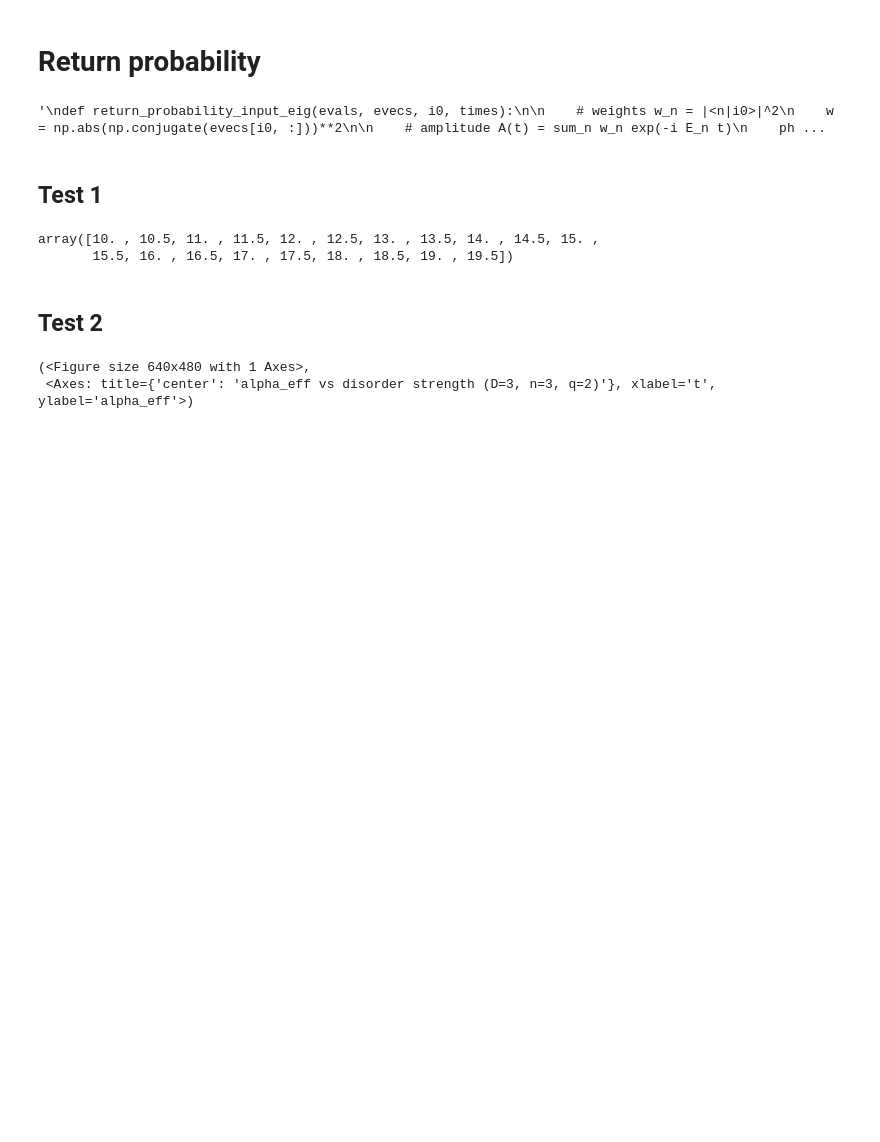
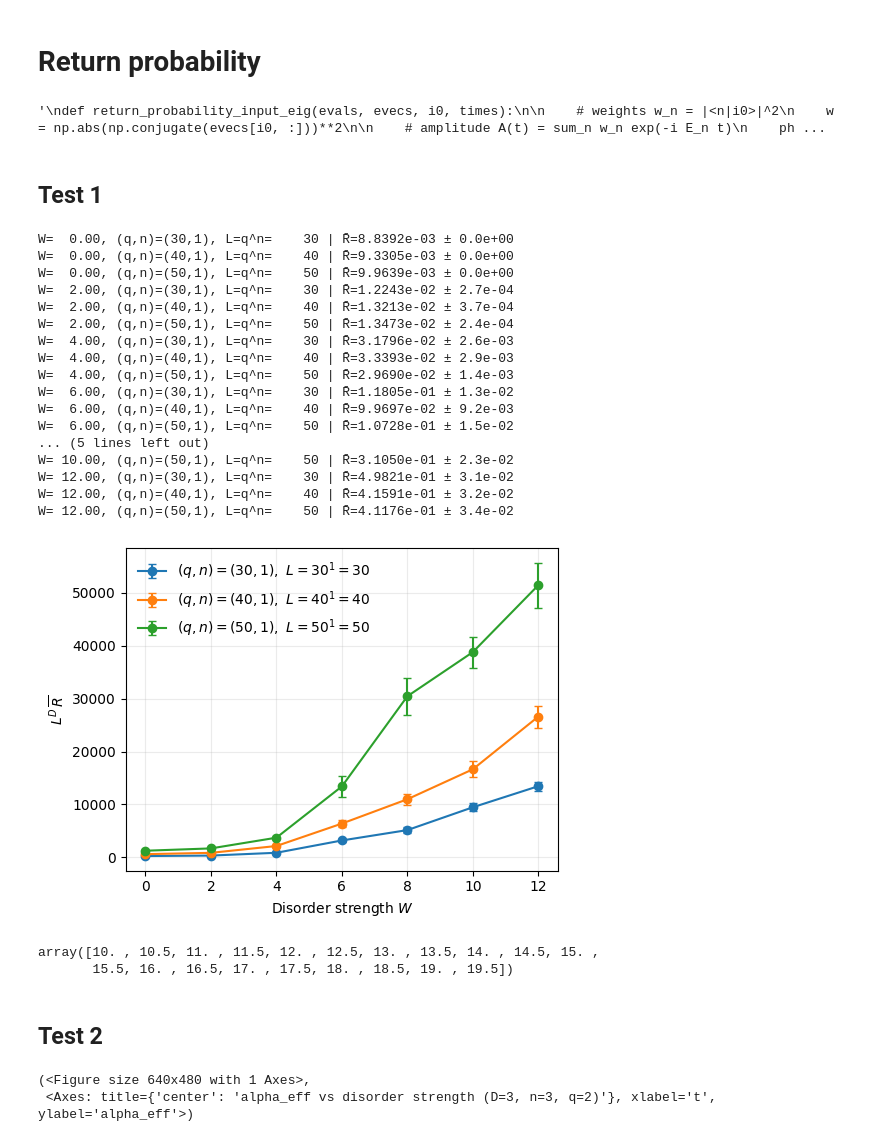
Before and after one commit to Chriscrosser3310/one_hot_QTT, a Jupyter notebook: disorder_one_hot_matrix.ipynb, the cells around one changed output. Cells and saved outputs as stored; diff of their text form; code cells hidden in the pictures; blank space fills up the shorter version.

```diff
--- a/disorder_one_hot_matrix.ipynb
+++ b/disorder_one_hot_matrix.ipynb
@@ -113,23 +113,23 @@ def disorder_diagonal(D, n, q, W, disorder_type, seed=None):
         total = 0
         for i in range(len(bitstring)):
             Si = 1 - 2*int(bitstring[i])
-            coeff = W*np.pi*(2*rng.random()-1.)
+            coeff = W*(2*rng.random()-1.)
             total += coeff * Si
-        return total
+        return total/np.sqrt(D*(q**n))
 
     def ZZ_potential(bitstring):
         total = 0
         for i in range(0, len(bitstring) - 1, 2):
             Si = 1 - 2*int(bitstring[i])
             Sip1 = 1 - 2*int(bitstring[i+1])
-            coeff = W*np.pi*(2*rng.random()-1.)
+            coeff = W*(2*rng.random()-1.)
             total += coeff * Si * Sip1
         for i in range(1, len(bitstring) - 1, 2):
             Si = 1 - 2*int(bitstring[i])
             Sip1 = 1 - 2*int(bitstring[i+1])
-            coeff = W*np.pi*(2*rng.random()-1.)
+            coeff = W*(2*rng.random()-1.)
             total += coeff * Si * Sip1
-        return total
+        return total/np.sqrt(D*(q**n-1))
 
     def uniform_random_potential(bitstring):
         return W*(2*rng.random()-1.)
@@ -167,3 +167,14 @@ def disorder_diagonal(D, n, q, W, disorder_type, seed=None):
                     A[i, j, k] = disorder_potential(bs)
 
         return A.reshape(L**3)
+# %%
+q = 30
+n = 1
+V = disorder_diagonal(3, n, q, 1, "Z")
+print(np.mean(V), np.max(V), np.min(V), np.std(V))
+
+V = disorder_diagonal(3, n, q, 1, "ZZ")
+print(np.mean(V), np.max(V), np.min(V), np.std(V))
+
+V = disorder_diagonal(3, n, q, 1, "uniform_random")
+print(np.mean(V), np.max(V), np.min(V), np.std(V))
@@ -585,18 +730,37 @@ def plot_return_probability_vs_W(
 ## Test 1
 # %%
 D = 3
-nq_pairs = [(20, 1), (16, 1), (12, 1)]
-Ws = [8.0, 10.0, 12.0, 14.0, 16.0, 18.0, 20.0, 22.0]
-times = np.arange(10, 80, step=0.5) #np.linspace(0.0, 250.0, 501)
+nq_pairs = [(30, 1), (40, 1), (50, 1)]
+Ws = [0.0, 2.0, 4.0, 6.0, 8.0, 10.0, 12.0]
+times = np.arange(0, 110, step=0.5) #np.linspace(0.0, 250.0, 501)
 
 res = sweep_localization_transition(
-    D=D, pairs=nq_pairs, Ws=Ws, times=times,
-    n_disorder=30, t1=20.0, t2=200.0, disorder_type="uniform_random"
+    D=D, pairs=nq_pairs, Ws=Ws, times=times, base_seed=1234,
+    n_disorder=50, disorder_type="uniform_random"
 )
 
 plot_return_crossing(res)
 plt.tight_layout()
 plt.show()
+# %% [output]
+W=  0.00, (q,n)=(30,1), L=q^n=    30 | R̄=8.8392e-03 ± 0.0e+00
+W=  0.00, (q,n)=(40,1), L=q^n=    40 | R̄=9.3305e-03 ± 0.0e+00
+W=  0.00, (q,n)=(50,1), L=q^n=    50 | R̄=9.9639e-03 ± 0.0e+00
+W=  2.00, (q,n)=(30,1), L=q^n=    30 | R̄=1.2243e-02 ± 2.7e-04
+W=  2.00, (q,n)=(40,1), L=q^n=    40 | R̄=1.3213e-02 ± 3.7e-04
+W=  2.00, (q,n)=(50,1), L=q^n=    50 | R̄=1.3473e-02 ± 2.4e-04
+W=  4.00, (q,n)=(30,1), L=q^n=    30 | R̄=3.1796e-02 ± 2.6e-03
+W=  4.00, (q,n)=(40,1), L=q^n=    40 | R̄=3.3393e-02 ± 2.9e-03
+W=  4.00, (q,n)=(50,1), L=q^n=    50 | R̄=2.9690e-02 ± 1.4e-03
+W=  6.00, (q,n)=(30,1), L=q^n=    30 | R̄=1.1805e-01 ± 1.3e-02
+W=  6.00, (q,n)=(40,1), L=q^n=    40 | R̄=9.9697e-02 ± 9.2e-03
+W=  6.00, (q,n)=(50,1), L=q^n=    50 | R̄=1.0728e-01 ± 1.5e-02
+... (5 lines left out)
+W= 10.00, (q,n)=(50,1), L=q^n=    50 | R̄=3.1050e-01 ± 2.3e-02
+W= 12.00, (q,n)=(30,1), L=q^n=    30 | R̄=4.9821e-01 ± 3.1e-02
+W= 12.00, (q,n)=(40,1), L=q^n=    40 | R̄=4.1591e-01 ± 3.2e-02
+W= 12.00, (q,n)=(50,1), L=q^n=    50 | R̄=4.1176e-01 ± 3.4e-02
+[figure, added]
 # %%
 np.arange(10, 20, step=0.5)
 # %% [output]
```
Also changed, not shown: parts of 4 cells of this notebook.
